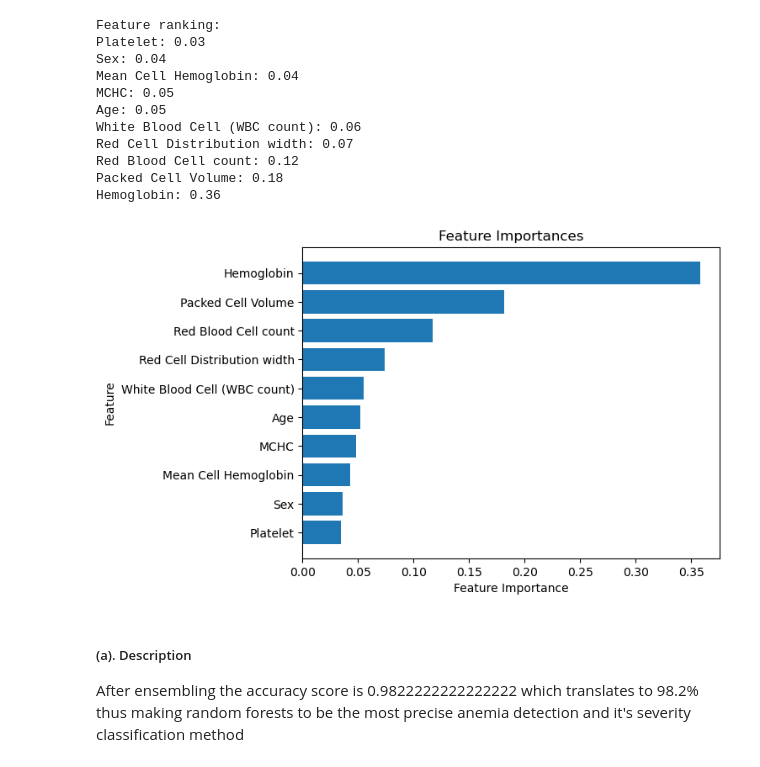
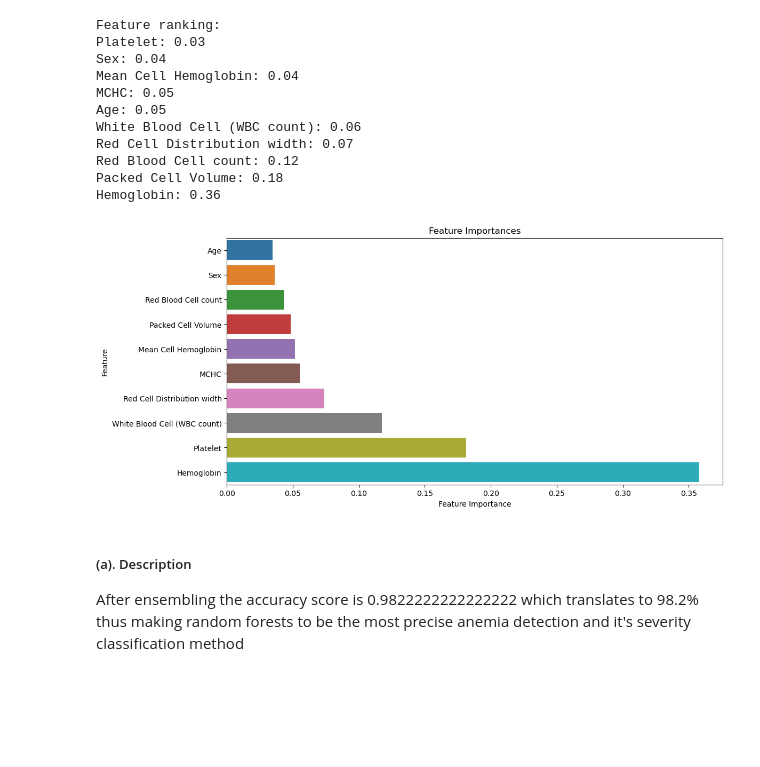
Before and after one commit to Perception-ui/AnemiaPredictor, a Jupyter notebook: Notebook.ipynb, the cells around one changed output. Drawn from its saved outputs; the diff is of its cells as text; code cells hidden in the pictures; blank space fills up the shorter version.

Commit message:
plot edits

```diff
--- a/Notebook.ipynb
+++ b/Notebook.ipynb
@@ -1139,14 +1139,19 @@ Packed Cell Volume: 0.18
 Hemoglobin: 0.36
 # %%
 # Plotting
-plt.barh(range(len(feature_names)), importances[sorted_idx], align='center')
-plt.yticks(range(len(feature_names)), [feature_names[i] for i in sorted_idx])
+plt.figure(figsize=(12, 6))
+sns.barplot(y=feature_names, x=importances[sorted_idx], orient='h')
+
+# Add labels to the x-axis and y-axis
 plt.xlabel('Feature Importance')
 plt.ylabel('Feature')
+
+# Add a title to the plot
 plt.title('Feature Importances')
+
 plt.show()
 # %% [output]
-[figure, old version]
+[figure, new version]
 # %% [markdown]
 ##### (a). Description
 After ensembling the accuracy score is 0.9822222222222222 which translates to 98.2% thus making random forests to be the most precise anemia detection and it's severity classification method
```
